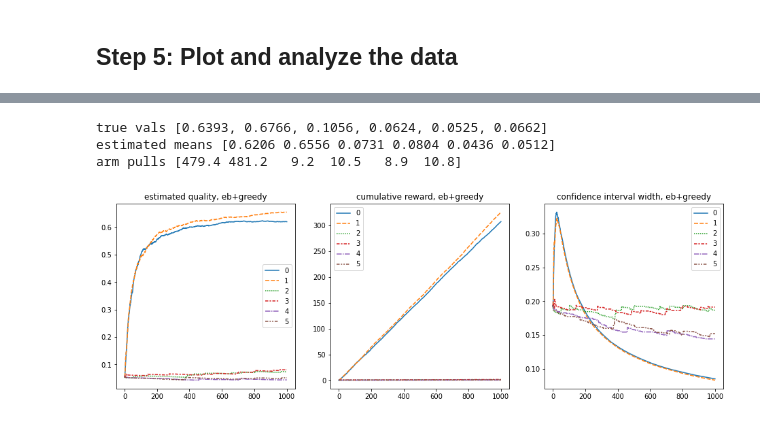
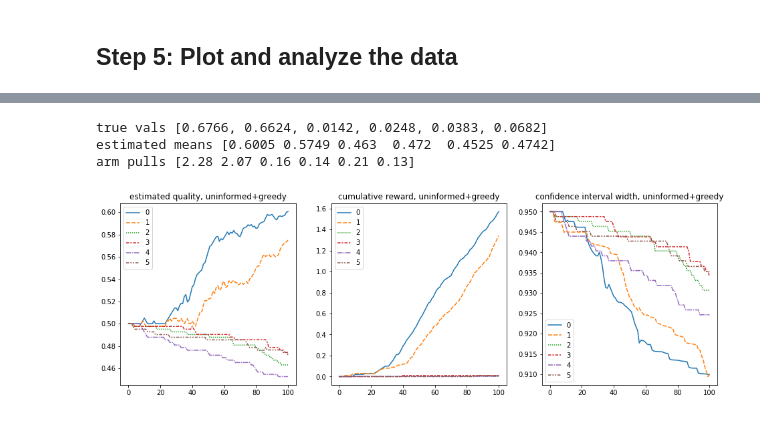
Before and after one commit to LEFTA98/ratings_with_eb, a Jupyter notebook: mab_experiments.ipynb, the cells around one changed output, grey strips where cells are left out. Saved outputs shown, nothing was run; the diff lists cells and outputs as text; code cells hidden in the pictures.

```diff
--- a/mab_experiments.ipynb
+++ b/mab_experiments.ipynb
@@ -155,6 +180,6 @@ def run_multiarmed_bandit(chosen_df,
 # %% [markdown]
 ## Step 4: Run the simulations and save data
 # %%
-timesteps = 1000
-num_sims = 10
+timesteps = 100
+num_sims = 100
 # %%
@@ -172,7 +197,7 @@ eb_prior_data, eb_rewards_data, eb_plays = run_multiarmed_bandit(kuairec_chosen,
                                                        timesteps=timesteps,
                                                        num_sims=num_sims)
 # %%
-uninformed_greedy_prior_data, uninformed_greedy_rewards_data, uninformed_greedy_plays = run_multiarmed_bandit(kuairec_chosen,
+uninformed_greedy_prior_data, uninformed_greedy_rewards_data, uninformed_greedy_plays_data = run_multiarmed_bandit(kuairec_chosen,
                                                                        sampled_videos,
                                                                        uninformed_priors,
                                                                        epsilon_greedy_action,
@@ -252,14 +298,14 @@ arm pulls [484.5 480.4   8.6   8.9   8.6   9. ]
-# %%
-f, axes = plt.subplots(1, 3)
-f.set_size_inches(16, 5)
-sns.lineplot(eb_greedy_means, ax=axes[0]).set_title('estimated quality, eb+greedy')
-sns.lineplot(eb_greedy_rewards_data, ax=axes[1]).set_title('cumulative reward, eb+greedy')
-sns.lineplot(eb_greedy_conf_width, ax=axes[2]).set_title('confidence interval width, eb+greedy')
-print('true vals', list(video_df[sampled_videos].values.round(4)))
-print('estimated means', eb_greedy_means[-1,:].round(4))
-print('arm pulls', eb_greedy_plays)
-# %% [output]
-true vals [0.6393, 0.6766, 0.1056, 0.0624, 0.0525, 0.0662]
-estimated means [0.6206 0.6556 0.0731 0.0804 0.0436 0.0512]
-arm pulls [479.4 481.2   9.2  10.5   8.9  10.8]
-[figure, removed]
+# %%
+f, axes = plt.subplots(1, 3)
+f.set_size_inches(16, 5)
+sns.lineplot(uninformed_greedy_means, ax=axes[0]).set_title('estimated quality, uninformed+greedy')
+sns.lineplot(uninformed_greedy_rewards, ax=axes[1]).set_title('cumulative reward, uninformed+greedy')
+sns.lineplot(uninf_greedy_conf_width, ax=axes[2]).set_title('confidence interval width, uninformed+greedy')
+print('true vals', list(video_df[videos_of_interest].values.round(4)))
+print('estimated means', uninformed_greedy_means[-1,:].round(4))
+print('arm pulls', uninformed_greedy_plays)
+# %% [output]
+true vals [0.6766, 0.6624, 0.0142, 0.0248, 0.0383, 0.0682]
+estimated means [0.6005 0.5749 0.463  0.472  0.4525 0.4742]
+arm pulls [2.28 2.07 0.16 0.14 0.21 0.13]
+[figure, added]
```
Also changed, not shown: parts of 23 cells of this notebook.
